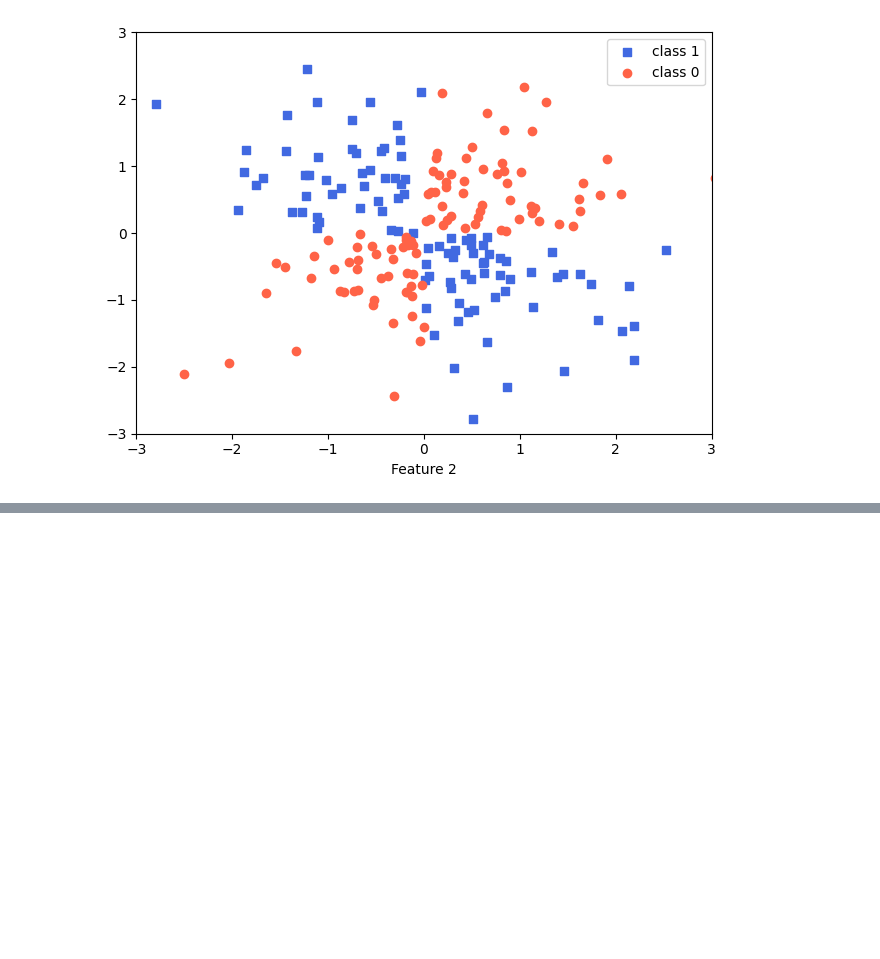
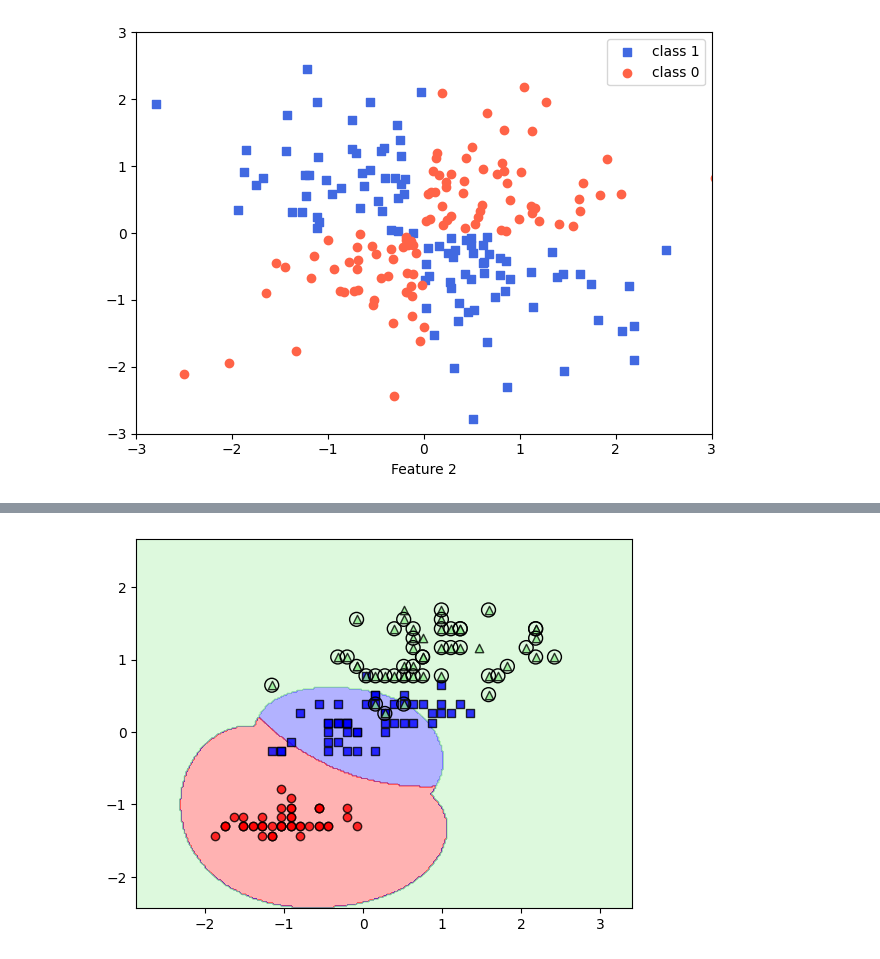
Before and after one commit to Alif-11/ML_with_Python_and_Scikit-Learn, a Jupyter notebook: scikit-learn-algorithms.ipynb, the cells around one changed output, grey strips where cells are left out. Saved outputs shown, nothing was run; the diff lists cells and outputs as text; code cells hidden in the pictures; blank space fills up the shorter version.

```diff
--- a/scikit-learn-algorithms.ipynb
+++ b/scikit-learn-algorithms.ipynb
@@ -123,0 +142,42 @@ plt.show()
+# %%
+# getting all the flower data
+df = pd.read_csv("datasets/iris.data",header=None)
+setosa = df.iloc[0:50, [0,3,4]].values # get sepal length [column index 0] and
+                                       # petal width [column index 3] of setosa
+virginica = df.iloc[100:, [0,3,4]].values # get sepal length [column index 0]
+                                          # and petal width [column index 3] of virginica
+versicolor = df.iloc[50:100, [0,3,4]].values # get sepal length [column index 0]
+                                            # and petal width [column index 3] of virginica
+combined_set_no_label_conversion = np.concatenate((setosa,versicolor,virginica))
+combined_set_no_label_conversion[combined_set_no_label_conversion[:,2]=="Iris-setosa",2] = 0
+combined_set_no_label_conversion[combined_set_no_label_conversion[:,2]=="Iris-versicolor",2] = 1
+combined_set_no_label_conversion[combined_set_no_label_conversion[:,2]=="Iris-virginica",2] = 2
+combined_set = combined_set_no_label_conversion
+y = combined_set[:,2]
+X = combined_set[:,[0,1]]
+
+# and standardizing it
+from sklearn.model_selection import train_test_split
+X_train, X_test, y_train, y_test = train_test_split(X,y,test_size=0.2,random_state=1,stratify=y)
+from sklearn.preprocessing import StandardScaler
+flower_scaler = StandardScaler()
+flower_scaler.fit(X_train)
+
+X_train_std = flower_scaler.transform(X_train)
+X_test_std = flower_scaler.transform(X_test)
+X_std = flower_scaler.transform(X)
+
+X_train_std = X_train_std.astype(np.int32)
+X_test_std = X_test_std.astype(np.int32)
+y_train = y_train.astype(np.int32)
+y_test = y_test.astype(np.int32)
+X = X.astype(np.int32)
+y = y.astype(np.int32)
+# %%
+# running the nonlinear svm on this dataset
+nonlinear_svm_flower = SVC(kernel="rbf", C=10, random_state=1)
+nonlinear_svm_flower.fit(X_train_std,y_train)
+#print(X_std)
+plot_decision_regions(X_std,y,classifier=nonlinear_svm_flower,test_idx=range(105,150))
+# %% [output]
+[figure, added]
```
Also changed, not shown: parts of 3 cells of this notebook.
